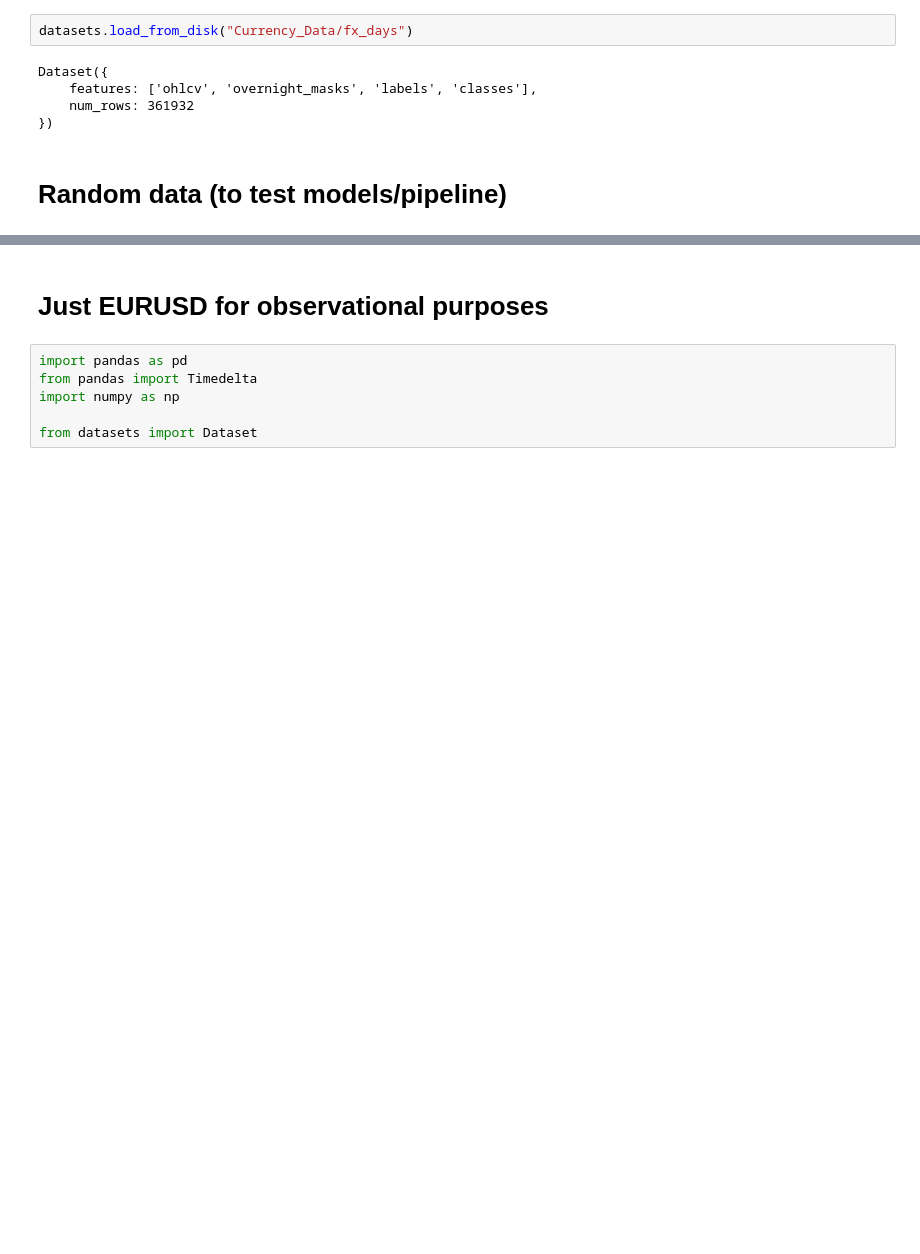
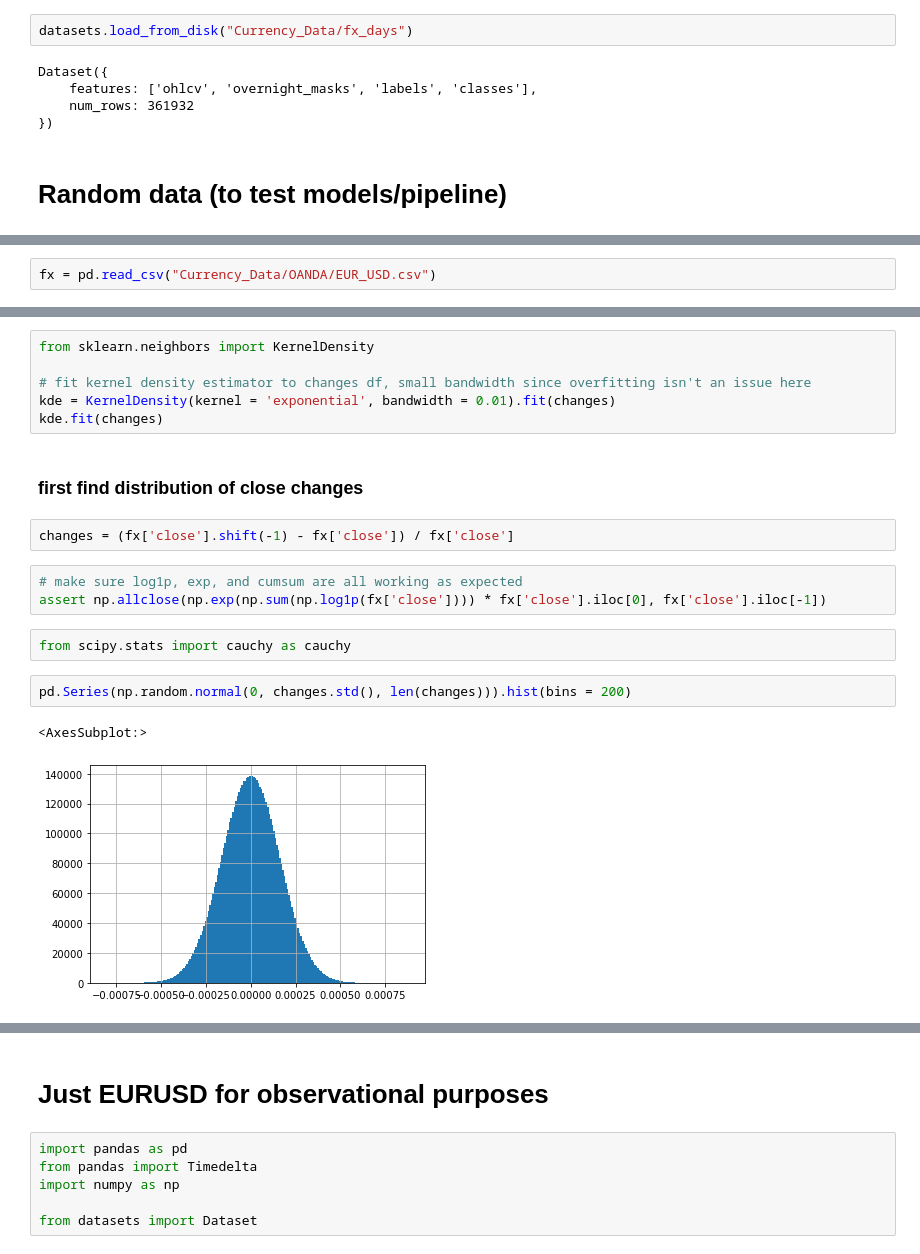
Before and after one commit to mtanghu/Transformer-Trader, a Jupyter notebook: Data.ipynb, the cells around one changed output, grey strips where cells are left out. Saved outputs shown, nothing was run; the diff lists cells and outputs as text; blank space fills up the shorter version.

Commit message:
Try kernel density estimation for random data
The idea being to be able to generate somewhat realistic random data,
but unfortunetly it runs way too slow

```diff
--- a/Data.ipynb
+++ b/Data.ipynb
@@ -82,0 +84,2 @@ Dataset({
+# %%
+fx = pd.read_csv("Currency_Data/OANDA/EUR_USD.csv")
@@ -82,0 +141,20 @@ Dataset({
+# %%
+from sklearn.neighbors import KernelDensity
+
+# fit kernel density estimator to changes df, small bandwidth since overfitting isn't an issue here
+kde = KernelDensity(kernel = 'exponential', bandwidth = 0.01).fit(changes)
+kde.fit(changes)
+# %% [markdown]
+### first find distribution of close changes
+# %%
+changes = (fx['close'].shift(-1) - fx['close']) / fx['close']
+# %%
+# make sure log1p, exp, and cumsum are all working as expected
+assert np.allclose(np.exp(np.sum(np.log1p(fx['close']))) * fx['close'].iloc[0], fx['close'].iloc[-1])
+# %%
+from scipy.stats import cauchy as cauchy
+# %%
+pd.Series(np.random.normal(0, changes.std(), len(changes))).hist(bins = 200)
+# %% [output]
+<AxesSubplot:>
+[figure, added]
```
Also changed, not shown: parts of 7 cells of this notebook.
